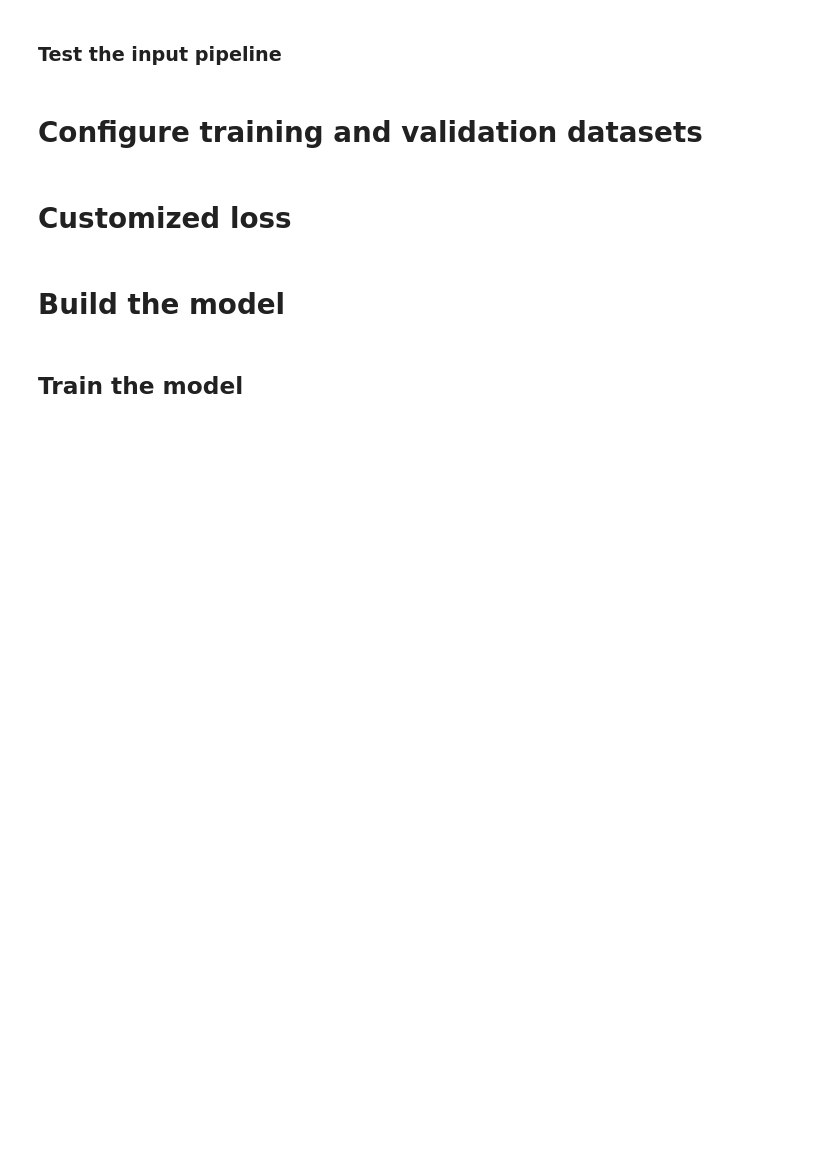
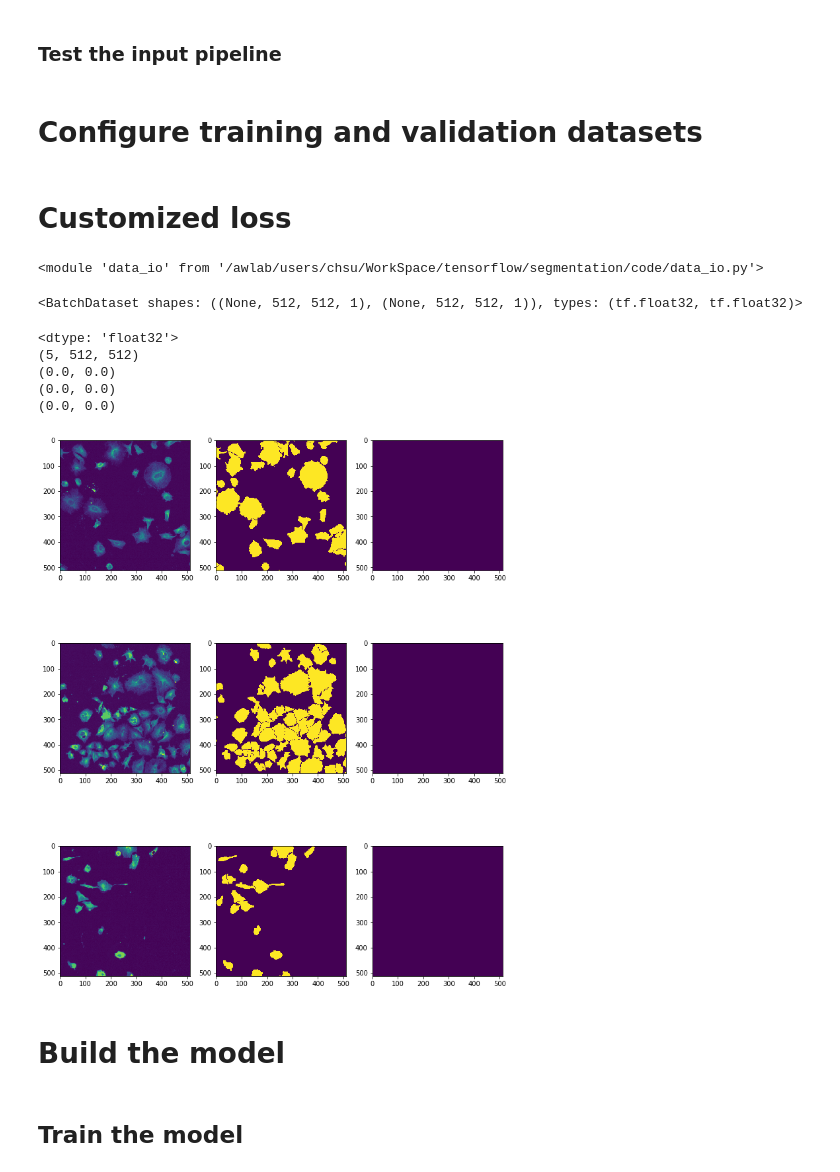
Before and after one commit to chienhsiang/tensorflow, a Jupyter notebook: segmentation/code/main_segmentation.ipynb, the cells around one changed output. Saved outputs shown, nothing was run; the diff lists cells and outputs as text; code cells hidden in the pictures; blank space fills up the shorter version.

Commit message:
Implemented weighted loss

```diff
--- a/segmentation/code/main_segmentation.ipynb
+++ b/segmentation/code/main_segmentation.ipynb
@@ -29,7 +29,7 @@ common_root = r'/awlab/users/chsu/WorkSpace/tensorflow/segmentation/data/plate_2
 img_dir = os.path.join(common_root, 'images')
 mask_dir = os.path.join(common_root, 'masks')
 
-# max_intensity = 4095.
+
 batch_size = 5
-# epochs = 5
+task = 'cell_seg'
 # %%
@@ -115,2 +119,14 @@ for (img, mask) in val_ds.take(1):
+# %%
+plt.figure(figsize=(12,16))
+for i, (img, mask) in enumerate(train_ds.take(3)):
+
+    plt.subplot(3,3,3*i+1)
+    plt.imshow(img[0,:,:,0])
+
+    plt.subplot(3,3,3*i+2)
+    plt.imshow(mask[0,:,:,0])
+
+    plt.subplot(3,3,3*i+3)
+    plt.imshow(mask[0,:,:,1])
 # %% [markdown]
 # Customized loss
@@ -186,3 +132,0 @@ def weighted_loss(y_true, y_pred):
-# %%
-L = weighted_loss(mask, mask)
-# print(L.shape)
@@ -208,3 +133,41 @@ plt.imshow(M[r_rng, c_rng])
+# %%
+import importlib
+importlib.reload(u_net)
+importlib.reload(data_io)
+# %% [output]
+<module 'data_io' from '/awlab/users/chsu/WorkSpace/tensorflow/segmentation/code/data_io.py'>
+# %%
+val_ds
+# %% [output]
+<BatchDataset shapes: ((None, 512, 512, 1), (None, 512, 512, 1)), types: (tf.float32, tf.float32)>
+# %%
+for (img, mask) in val_ds.take(1):
+    print(mask.dtype)
+    L = u_net.weighted_loss(mask, mask)
+    print(L.shape)
+
+    plt.figure(figsize=(12,16))
+
+    for i, w in enumerate(L):
+        if i>2:
+            break
+
+        plt.subplot(3,3,3*i+1)
+        plt.imshow(img[i,:,:,0])
+
+        plt.subplot(3,3,3*i+2)
+        plt.imshow(mask[i,:,:,0])
+
+        plt.subplot(3,3,3*i+3)
+        plt.imshow(w)
+        print((w.numpy().min(), w.numpy().max()))
+# %% [output]
+<dtype: 'float32'>
+(5, 512, 512)
+(0.0, 0.0)
+(0.0, 0.0)
+(0.0, 0.0)
+[figure, added]
 # %% [markdown]
 # Build the model
 # %%
```
Also changed, not shown: parts of 10 cells of this notebook, 2 other files.
